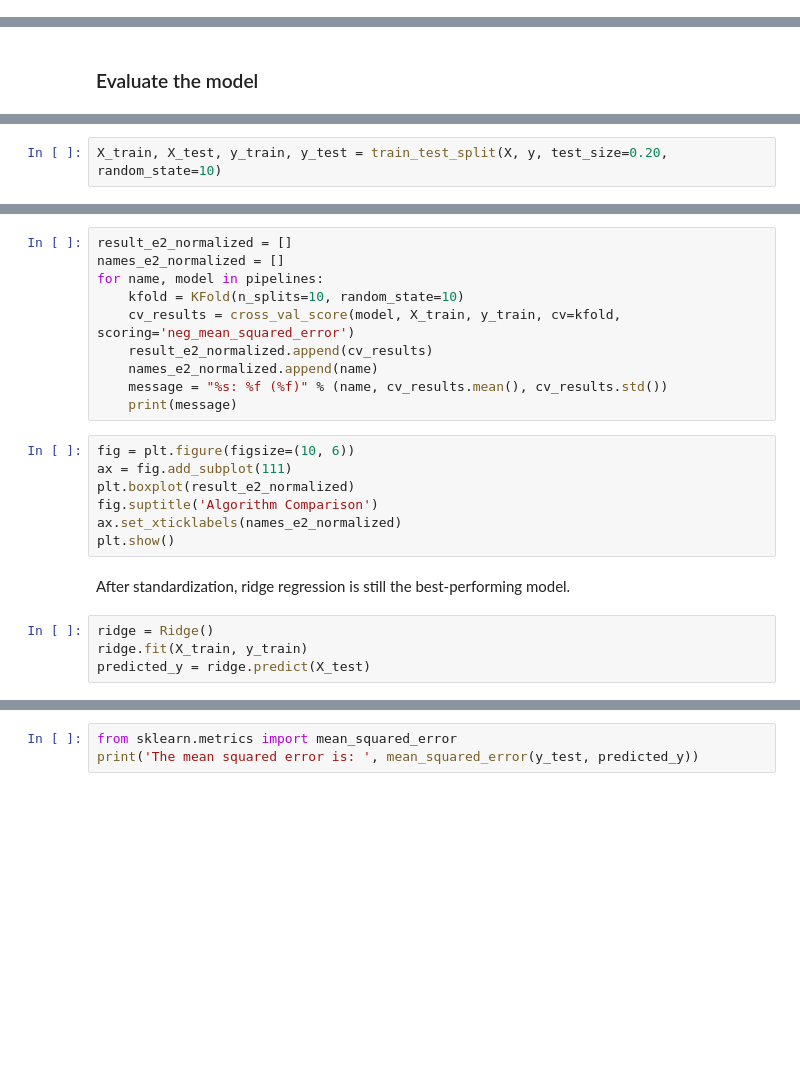
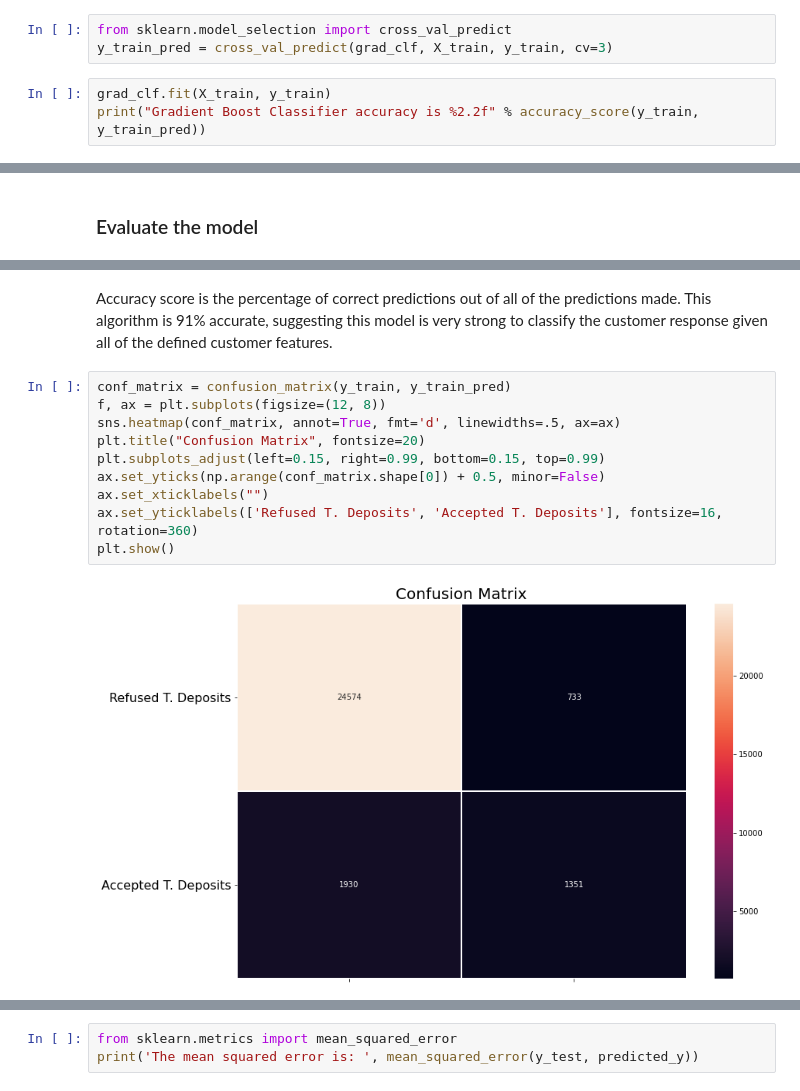
Before and after one commit to rbroyles1/Capstone-2-Bank-Marketing, a Jupyter notebook: Capstone Modeling.ipynb, the cells around one changed output, grey strips where cells are left out. Cells and saved outputs as stored; diff of their text form; blank space fills up the shorter version.

```diff
--- a/Capstone Modeling.ipynb
+++ b/Capstone Modeling.ipynb
@@ -141,0 +377,6 @@ LR.fit(X_train, Y_train)
+# %%
+from sklearn.model_selection import cross_val_predict
+y_train_pred = cross_val_predict(grad_clf, X_train, y_train, cv=3)
+# %%
+grad_clf.fit(X_train, y_train)
+print("Gradient Boost Classifier accuracy is %2.2f" % accuracy_score(y_train, y_train_pred))
@@ -183,2 +386,0 @@ y = array[:,20]
-# %%
-X_train, X_test, y_train, y_test = train_test_split(X, y, test_size=0.20, random_state=10)
@@ -229,23 +387,14 @@ pipelines.append(('ScaledCART', Pipeline([('Scaler', StandardScaler()), ('CART',
-# %%
-result_e2_normalized = []
-names_e2_normalized = []
-for name, model in pipelines:
-    kfold = KFold(n_splits=10, random_state=10)
-    cv_results = cross_val_score(model, X_train, y_train, cv=kfold, scoring='neg_mean_squared_error')
-    result_e2_normalized.append(cv_results)
-    names_e2_normalized.append(name)
-    message = "%s: %f (%f)" % (name, cv_results.mean(), cv_results.std())
-    print(message)
-# %%
-fig = plt.figure(figsize=(10, 6))
-ax = fig.add_subplot(111)
-plt.boxplot(result_e2_normalized)
-fig.suptitle('Algorithm Comparison')
-ax.set_xticklabels(names_e2_normalized)
-plt.show()
-# %% [markdown]
-After standardization, ridge regression is still the best-performing model.
-# %%
-ridge = Ridge()
-ridge.fit(X_train, y_train)
-predicted_y = ridge.predict(X_test)
+# %% [markdown]
+Accuracy score is the percentage of correct predictions out of all of the predictions made.  This algorithm is 91% accurate, suggesting this model is very strong to classify the customer response given all of the defined customer features.
+# %%
+conf_matrix = confusion_matrix(y_train, y_train_pred)
+f, ax = plt.subplots(figsize=(12, 8))
+sns.heatmap(conf_matrix, annot=True, fmt='d', linewidths=.5, ax=ax)
+plt.title("Confusion Matrix", fontsize=20)
+plt.subplots_adjust(left=0.15, right=0.99, bottom=0.15, top=0.99)
+ax.set_yticks(np.arange(conf_matrix.shape[0]) + 0.5, minor=False)
+ax.set_xticklabels("")
+ax.set_yticklabels(['Refused T. Deposits', 'Accepted T. Deposits'], fontsize=16, rotation=360)
+plt.show()
+# %% [output]
+[figure, added]
```
Also changed, not shown: parts of 74 cells of this notebook.
